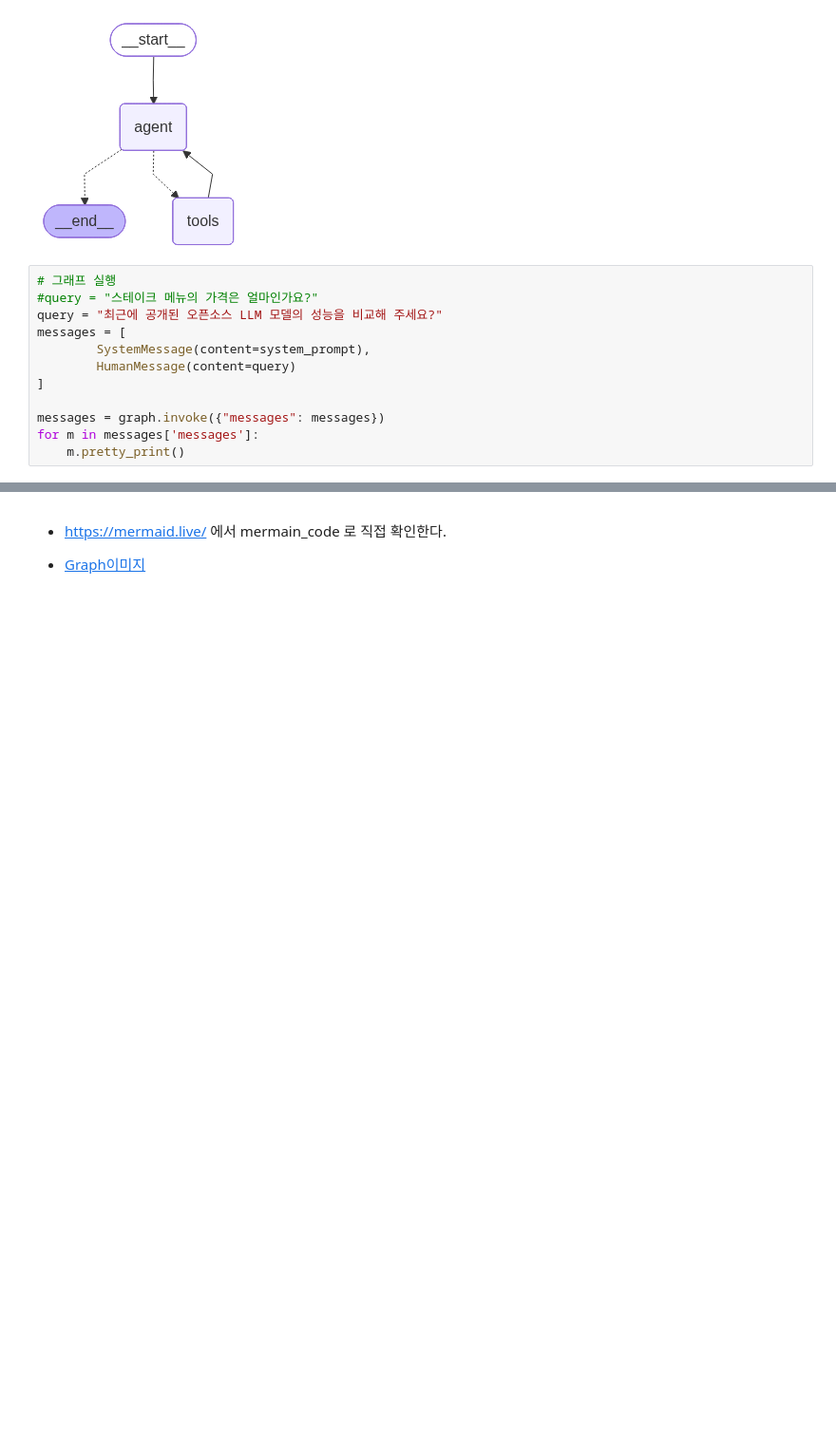
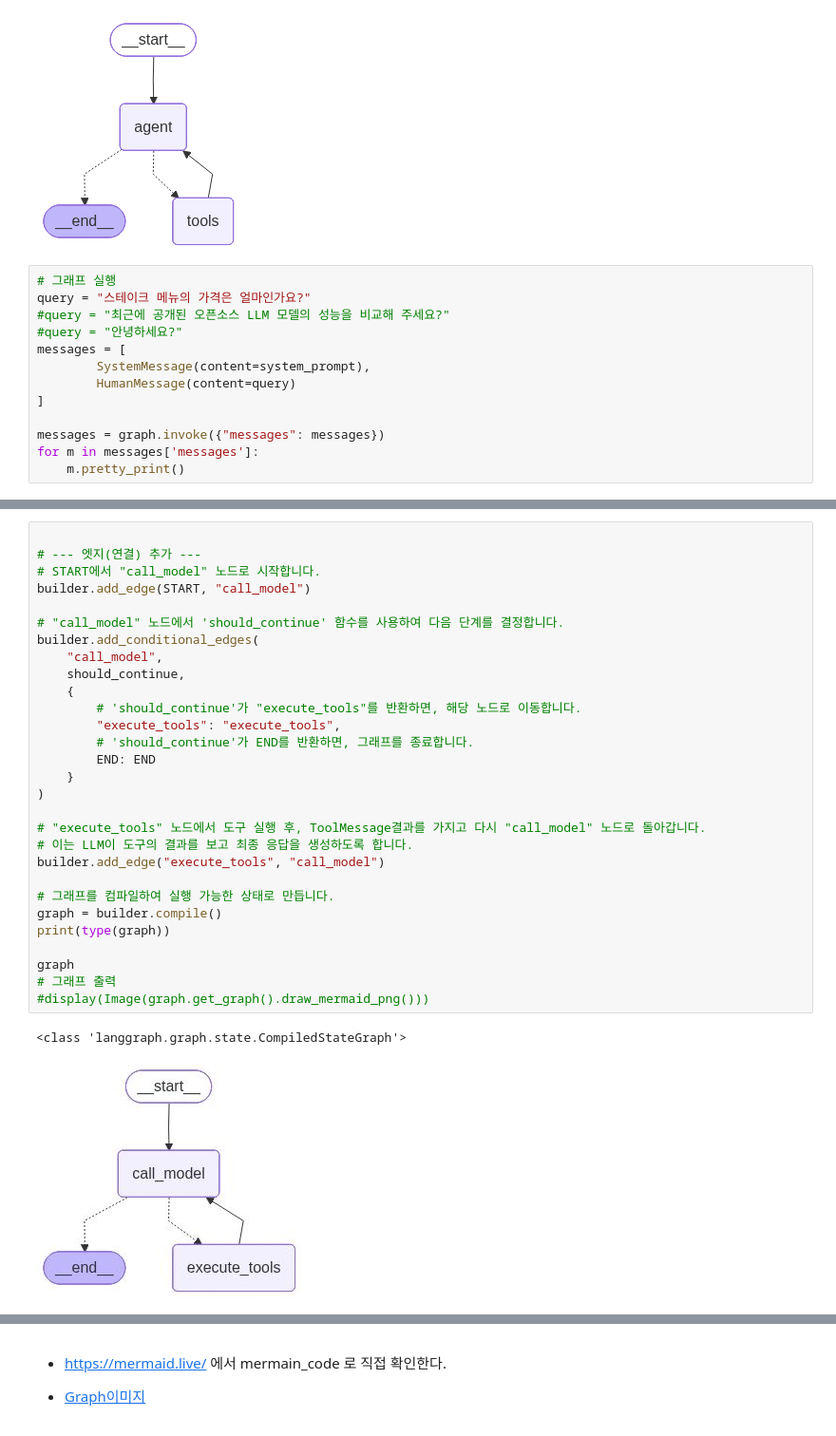
Before and after one commit to vega2kgkube/MyLangChainProject, a Jupyter notebook: src/mylangchain_app/05LangGraph/04_LangGraph_ReAct_Memory.ipynb, the cells around one changed output, grey strips where cells are left out. Shown at 95% size. Drawn from its saved outputs; the diff is of its cells as text; blank space fills up the shorter version.

```diff
--- a/src/mylangchain_app/05LangGraph/04_LangGraph_ReAct_Memory.ipynb
+++ b/src/mylangchain_app/05LangGraph/04_LangGraph_ReAct_Memory.ipynb
@@ -303,8 +303,9 @@ graph
 [figure]
 # %%
 # 그래프 실행
-#query = "스테이크 메뉴의 가격은 얼마인가요?"
-query = "최근에 공개된 오픈소스 LLM 모델의 성능을 비교해 주세요?"
+query = "스테이크 메뉴의 가격은 얼마인가요?"
+#query = "최근에 공개된 오픈소스 LLM 모델의 성능을 비교해 주세요?"
+#query = "안녕하세요?"
 messages = [
         SystemMessage(content=system_prompt),
         HumanMessage(content=query)
@@ -410,0 +393,32 @@ print(type(graph))
+# %%
+
+# --- 엣지(연결) 추가 ---
+# START에서 "call_model" 노드로 시작합니다.
+builder.add_edge(START, "call_model")
+
+# "call_model" 노드에서 'should_continue' 함수를 사용하여 다음 단계를 결정합니다.
+builder.add_conditional_edges(
+    "call_model",
+    should_continue,
+    {
+        # 'should_continue'가 "execute_tools"를 반환하면, 해당 노드로 이동합니다.
+        "execute_tools": "execute_tools",
+        # 'should_continue'가 END를 반환하면, 그래프를 종료합니다.
+        END: END
+    }
+)
+
+# "execute_tools" 노드에서 도구 실행 후, ToolMessage결과를 가지고 다시 "call_model" 노드로 돌아갑니다.
+# 이는 LLM이 도구의 결과를 보고 최종 응답을 생성하도록 합니다.
+builder.add_edge("execute_tools", "call_model")
+
+# 그래프를 컴파일하여 실행 가능한 상태로 만듭니다.
+graph = builder.compile()
+print(type(graph))
+
+graph
+# 그래프 출력
+#display(Image(graph.get_graph().draw_mermaid_png()))
+# %% [output]
+<class 'langgraph.graph.state.CompiledStateGraph'>
+[figure, added]
```
Also changed, not shown: parts of 5 cells of this notebook.
